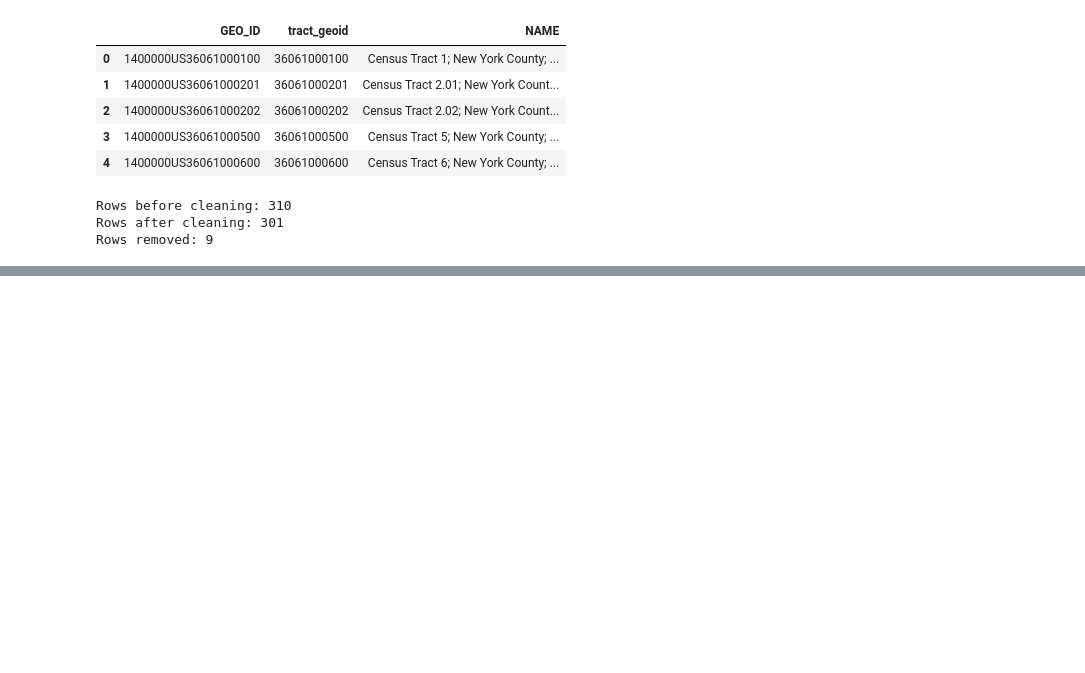
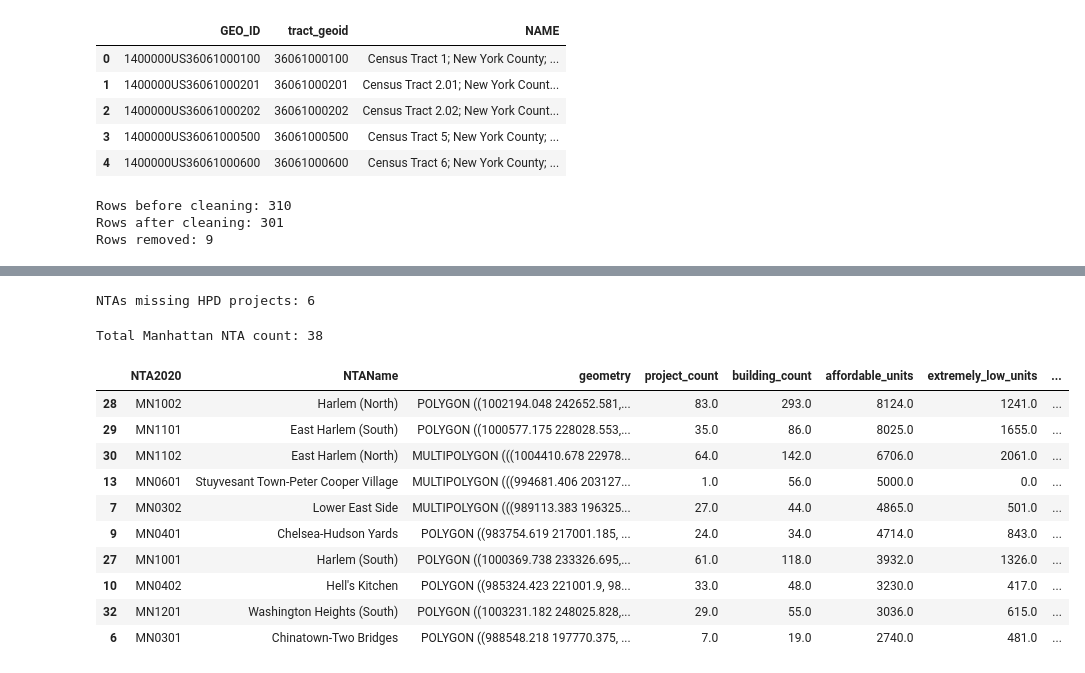
Before and after one commit to aashnijoshi/manhattan-housing-affordability, a Jupyter notebook: notebooks/01_analysis.ipynb, the cells around one changed output, grey strips where cells are left out. Saved outputs shown, nothing was run; the diff lists cells and outputs as text; code cells hidden in the pictures; blank space fills up the shorter version.

```diff
--- a/notebooks/01_analysis.ipynb
+++ b/notebooks/01_analysis.ipynb
@@ -245,0 +299,14 @@ acs_clean.to_csv(
+# %%
+hpd_agg = hpd_nta.groupby("NTA2020").agg(
+    project_count=("Project ID", "nunique"),
+    building_count=("Building ID", "nunique"),
+    affordable_units=("All Counted Units", "sum"),
+    extremely_low_units=("Extremely Low Income Units", "sum"),
+    very_low_units=("Very Low Income Units", "sum"),
+    low_units=("Low Income Units", "sum"),
+    moderate_units=("Moderate Income Units", "sum"),
+    middle_units=("Middle Income Units", "sum"),
+    total_building_units=("Total Units", "sum")
+).reset_index()
+
+hpd_agg.head()
@@ -245,0 +320,34 @@ acs_clean.to_csv(
+# %%
+hpd_by_nta = nta_manhattan[["NTA2020", "NTAName", "geometry"]].merge(
+    hpd_agg,
+    on="NTA2020",
+    how="left"
+)
+
+print("NTAs missing HPD projects:", hpd_by_nta["affordable_units"].isna().sum())
+# %% [output]
+NTAs missing HPD projects: 6
+# %%
+unit_columns = [
+    "project_count", "building_count", "affordable_units",
+    "extremely_low_units", "very_low_units", "low_units",
+    "moderate_units", "middle_units", "total_building_units"
+]
+hpd_by_nta[unit_columns] = hpd_by_nta[unit_columns].fillna(0)
+print(f"Total Manhattan NTA count: {len(hpd_by_nta)}")
+# %% [output]
+Total Manhattan NTA count: 38
+# %%
+hpd_by_nta.sort_values("affordable_units", ascending=False).head(10)
+# %% [output]
+|  | NTA2020 | NTAName | geometry | project_count | building_count | affordable_units | extremely_low_units | ... |
+| 28 | MN1002 | Harlem (North) | POLYGON ((1002194.048 242652.581,... | 83.0 | 293.0 | 8124.0 | 1241.0 | ... |
+| 29 | MN1101 | East Harlem (South) | POLYGON ((1000577.175 228028.553,... | 35.0 | 86.0 | 8025.0 | 1655.0 | ... |
+| 30 | MN1102 | East Harlem (North) | MULTIPOLYGON (((1004410.678 22978... | 64.0 | 142.0 | 6706.0 | 2061.0 | ... |
+| 13 | MN0601 | Stuyvesant Town-Peter Cooper Village | MULTIPOLYGON (((994681.406 203127... | 1.0 | 56.0 | 5000.0 | 0.0 | ... |
+| 7 | MN0302 | Lower East Side | MULTIPOLYGON (((989113.383 196325... | 27.0 | 44.0 | 4865.0 | 501.0 | ... |
+| 9 | MN0401 | Chelsea-Hudson Yards | POLYGON ((983754.619 217001.185, ... | 24.0 | 34.0 | 4714.0 | 843.0 | ... |
+| 27 | MN1001 | Harlem (South) | POLYGON ((1000369.738 233326.695,... | 61.0 | 118.0 | 3932.0 | 1326.0 | ... |
+| 10 | MN0402 | Hell's Kitchen | POLYGON ((985324.423 221001.9, 98... | 33.0 | 48.0 | 3230.0 | 417.0 | ... |
+| 32 | MN1201 | Washington Heights (South) | POLYGON ((1003231.182 248025.828,... | 29.0 | 55.0 | 3036.0 | 615.0 | ... |
+| 6 | MN0301 | Chinatown-Two Bridges | POLYGON ((988548.218 197770.375, ... | 7.0 | 19.0 | 2740.0 | 481.0 | ... |
```
Also changed, not shown: parts of 11 cells of this notebook, 3 other files.
